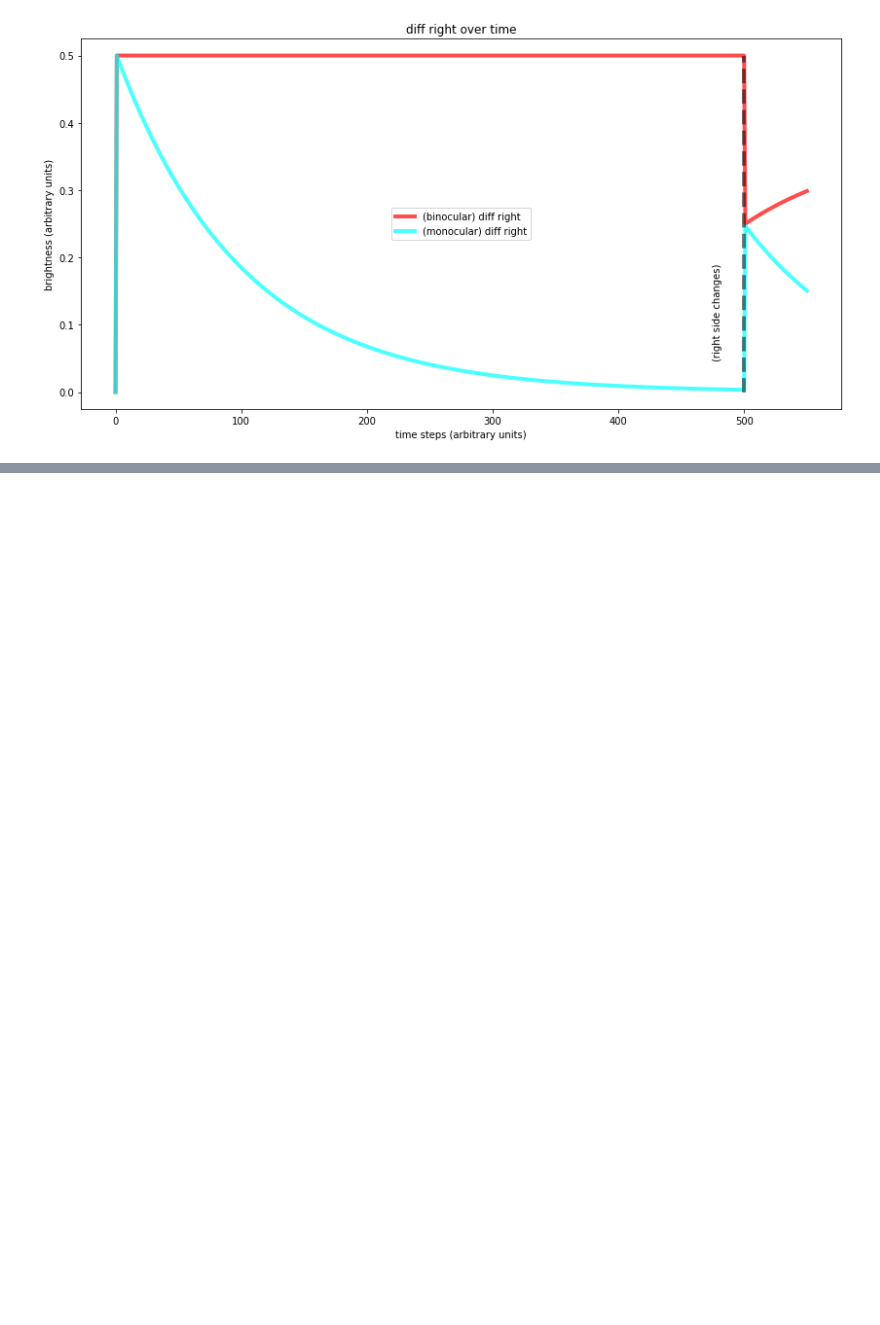
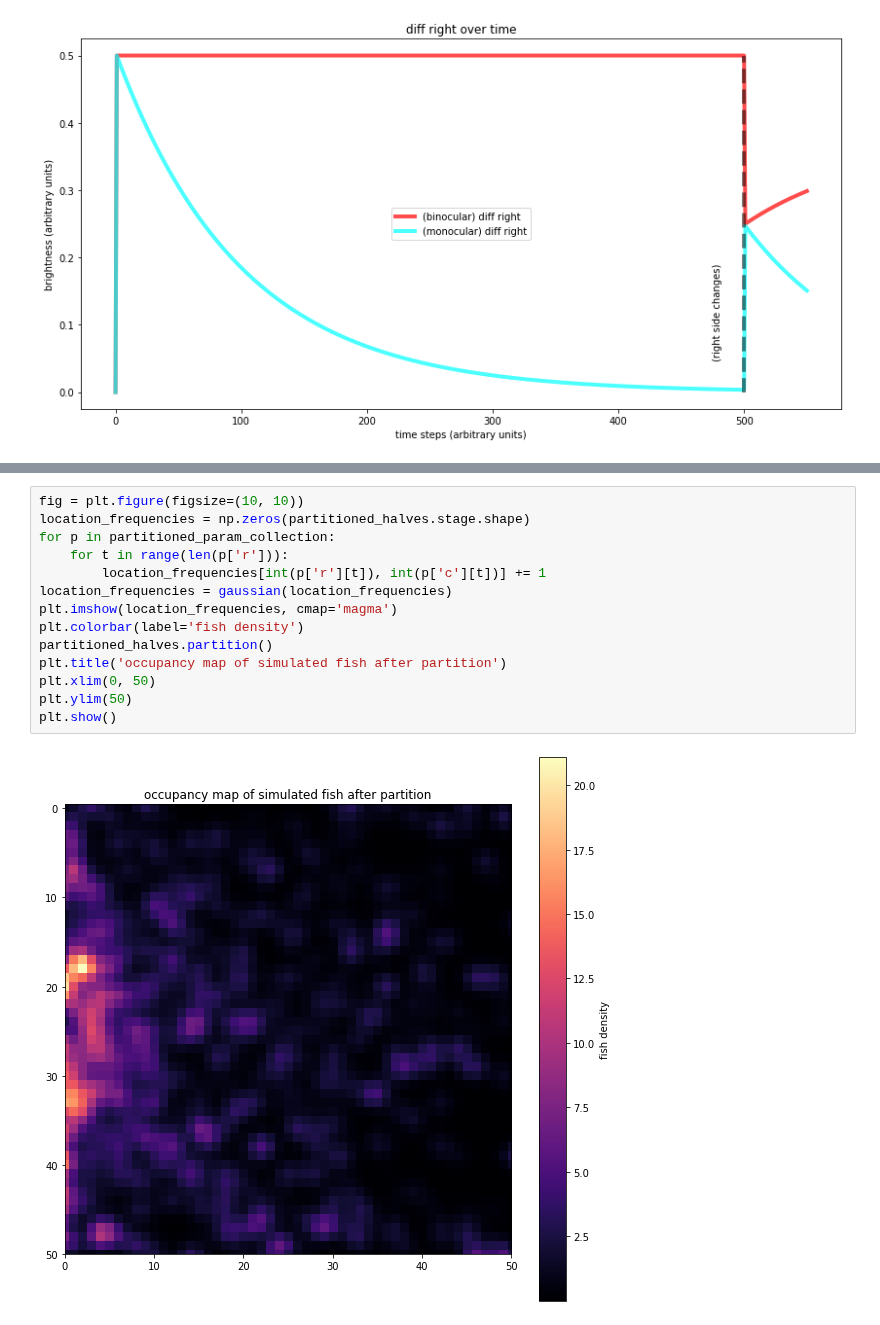
Before and after one commit to diptodip/brightfish, a Jupyter notebook: experiments/partitioned_halves.ipynb, the cells around one changed output, grey strips where cells are left out. Cells and saved outputs as stored; diff of their text form; blank space fills up the shorter version.

```diff
--- a/experiments/partitioned_halves.ipynb
+++ b/experiments/partitioned_halves.ipynb
@@ -174,0 +213,16 @@ plt.show()
+# %%
+fig = plt.figure(figsize=(10, 10))
+location_frequencies = np.zeros(partitioned_halves.stage.shape)
+for p in partitioned_param_collection:
+    for t in range(len(p['r'])):
+        location_frequencies[int(p['r'][t]), int(p['c'][t])] += 1
+location_frequencies = gaussian(location_frequencies)
+plt.imshow(location_frequencies, cmap='magma')
+plt.colorbar(label='fish density')
+partitioned_halves.partition()
+plt.title('occupancy map of simulated fish after partition')
+plt.xlim(0, 50)
+plt.ylim(50)
+plt.show()
+# %% [output]
+[figure, added]
```
Also changed, not shown: parts of 6 cells of this notebook.
